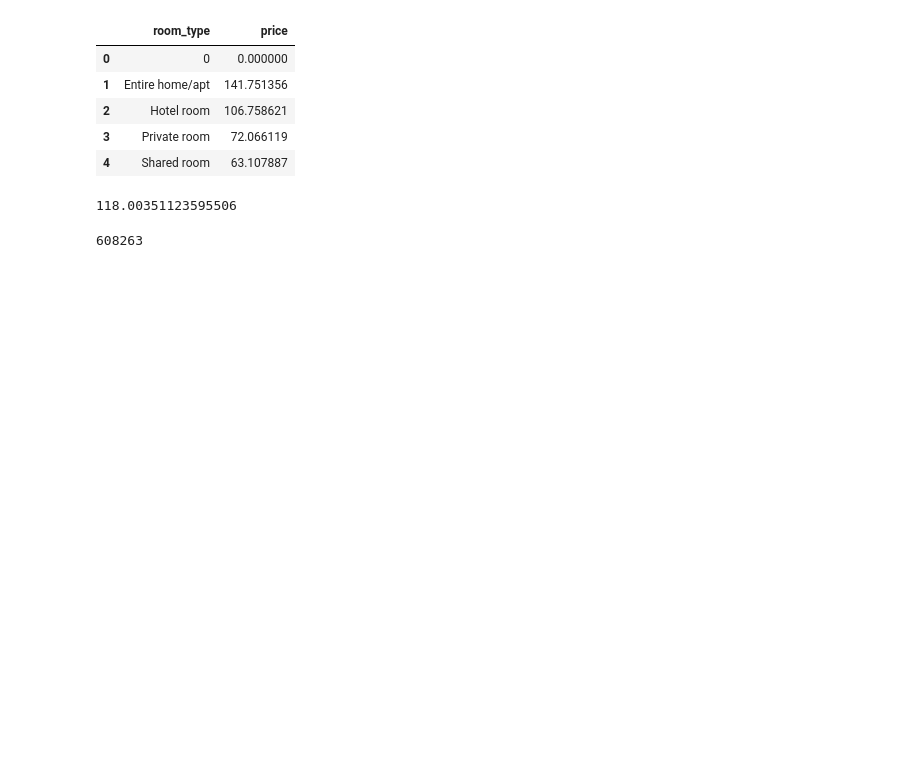
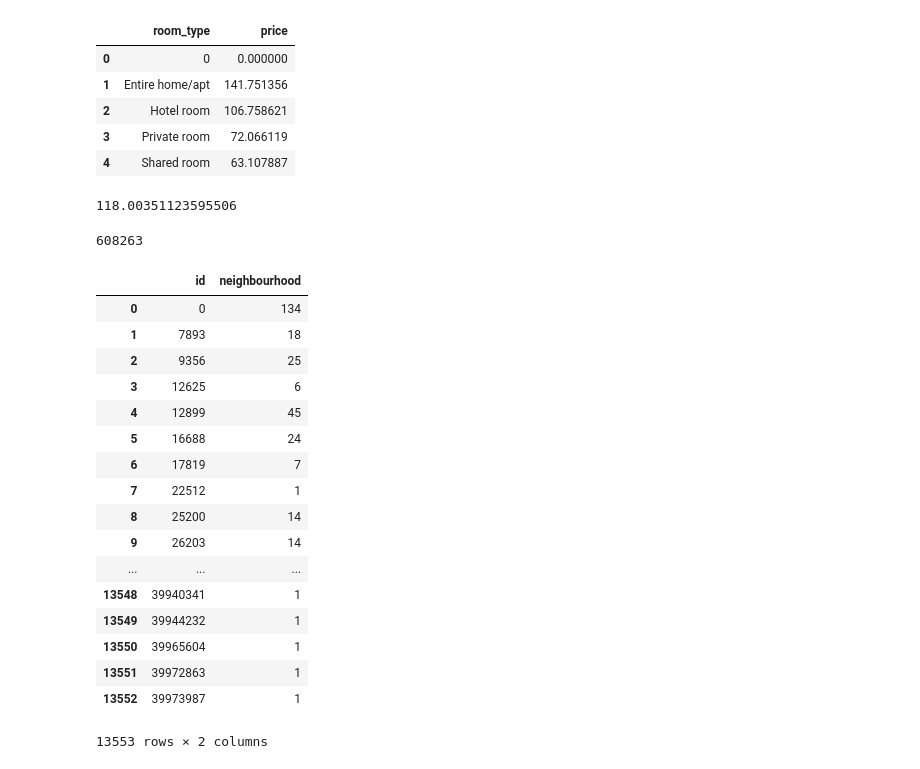
Before and after one commit to brian1581/Creative-Viz-Project, a Jupyter notebook: reviews_etl.ipynb, the cells around one changed output. Drawn from its saved outputs; the diff is of its cells as text; code cells hidden in the pictures; blank space fills up the shorter version.

```diff
--- a/reviews_etl.ipynb
+++ b/reviews_etl.ipynb
@@ -178,3 +178,25 @@ df['price'].mean()
 df['reviews'].sum()
 # %% [output]
 608263
+# %%
+listing_ct= pd.DataFrame(df.groupby(['id'])['neighbourhood'].count())
+listing_ct.reset_index()
+# %% [output]
+|  | id | neighbourhood |
+| 0 | 0 | 134 |
+| 1 | 7893 | 18 |
+| 2 | 9356 | 25 |
+| 3 | 12625 | 6 |
+| 4 | 12899 | 45 |
+| 5 | 16688 | 24 |
+| 6 | 17819 | 7 |
+| 7 | 22512 | 1 |
+| 8 | 25200 | 14 |
+| 9 | 26203 | 14 |
+| ... | ... | ... |
+| 13548 | 39940341 | 1 |
+| 13549 | 39944232 | 1 |
+| 13550 | 39965604 | 1 |
+| 13551 | 39972863 | 1 |
+| 13552 | 39973987 | 1 |
+13553 rows × 2 columns
```
Also changed, not shown: parts of 1 cell of this notebook, 1 other file.
